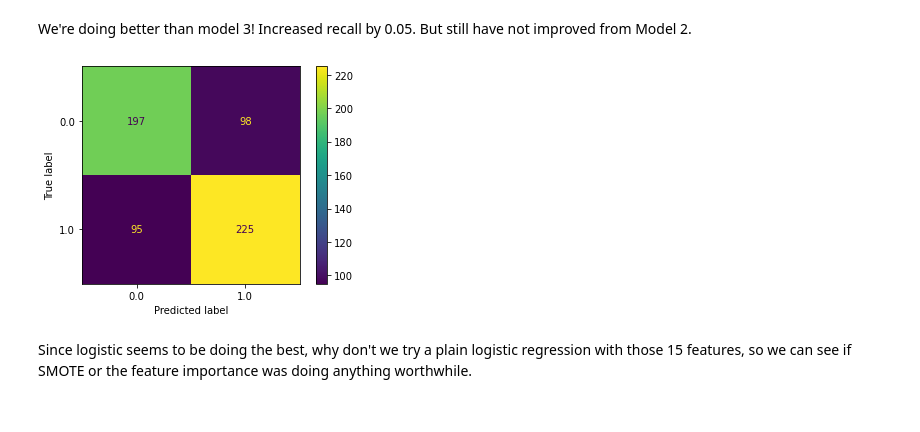
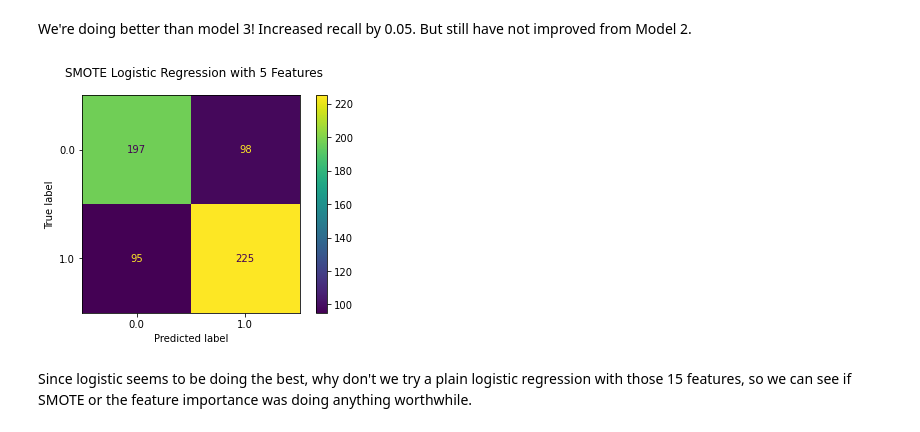
Before and after one commit to sarahadamsjack/Predicting-Misinformed-Views-About-COVID-19, a Jupyter notebook: main_notebook.ipynb, the cells around one changed output. Drawn from its saved outputs; the diff is of its cells as text; code cells hidden in the pictures.

```diff
--- a/main_notebook.ipynb
+++ b/main_notebook.ipynb
@@ -679,10 +681,12 @@ Train Recall Score: 0.6914936914936914
 Test Recall Score: 0.6861788617886179
 # %% [markdown]
 We're doing better than model 3! Increased recall by 0.05. But still have not improved from Model 2.
-# %%
-plot_confusion_matrix(smote_log, X_test_scaled, y_test);
-# %% [output]
-[figure, removed]
+# %%
+fig, ax = plt.subplots()
+fig.suptitle("SMOTE Logistic Regression with 5 Features")
+plot_confusion_matrix(smote_log, X_test_scaled, y_test, ax=ax, values_format='');
+# %% [output]
+[figure, added]
 # %% [markdown]
 Since logistic seems to be doing the best, why don't we try a plain logistic regression with those 15 features, so we can see if SMOTE or the feature importance was doing anything worthwhile.
 # %% [markdown]
```
Also changed, not shown: parts of 25 cells of this notebook.
